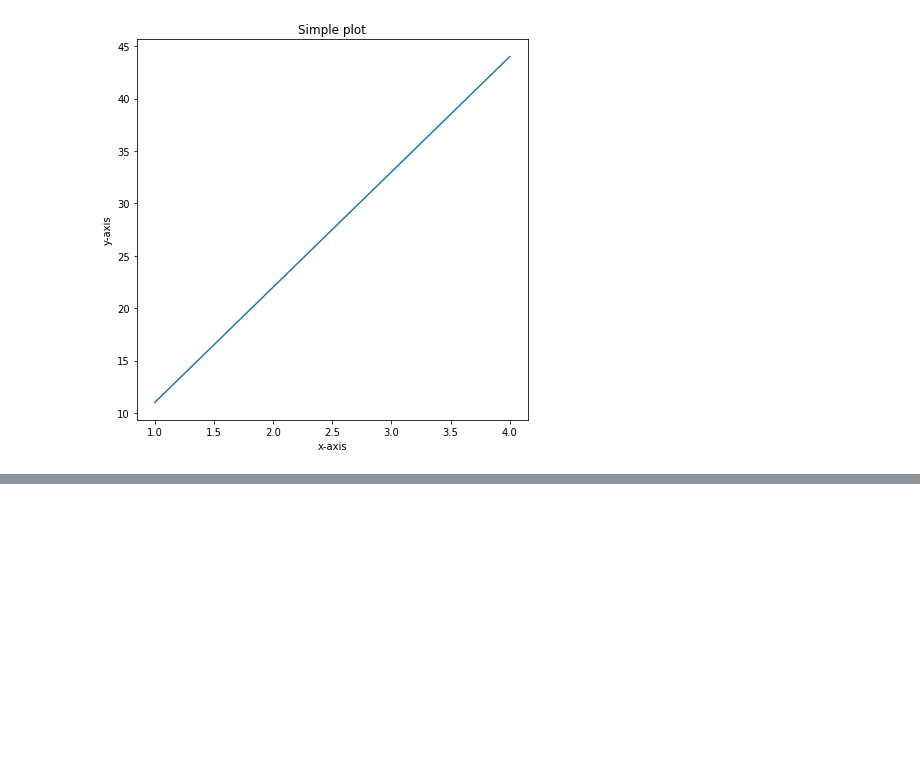
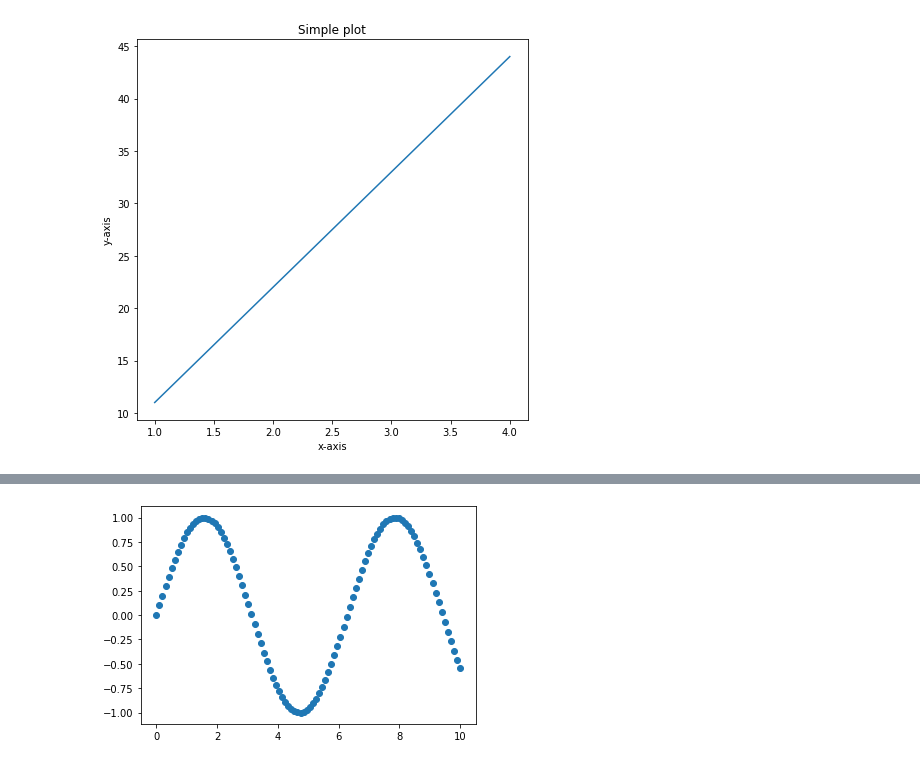
Before and after one commit to codehunter-23/data_science_courses, a Jupyter notebook: udemy-courses/section-8.ipynb, the cells around one changed output, grey strips where cells are left out. Cells and saved outputs as stored; diff of their text form; code cells hidden in the pictures; blank space fills up the shorter version.

```diff
--- a/udemy-courses/section-8.ipynb
+++ b/udemy-courses/section-8.ipynb
@@ -56,0 +85,6 @@ fig.savefig('images/sample-plot.png')
+# %%
+# Another scatter plot
+fig, ax = plt.subplots()
+ax.scatter(x, np.sin(x));
+# %% [output]
+[figure, added]
```
Also changed, not shown: parts of 55 cells of this notebook, 2 other files.
